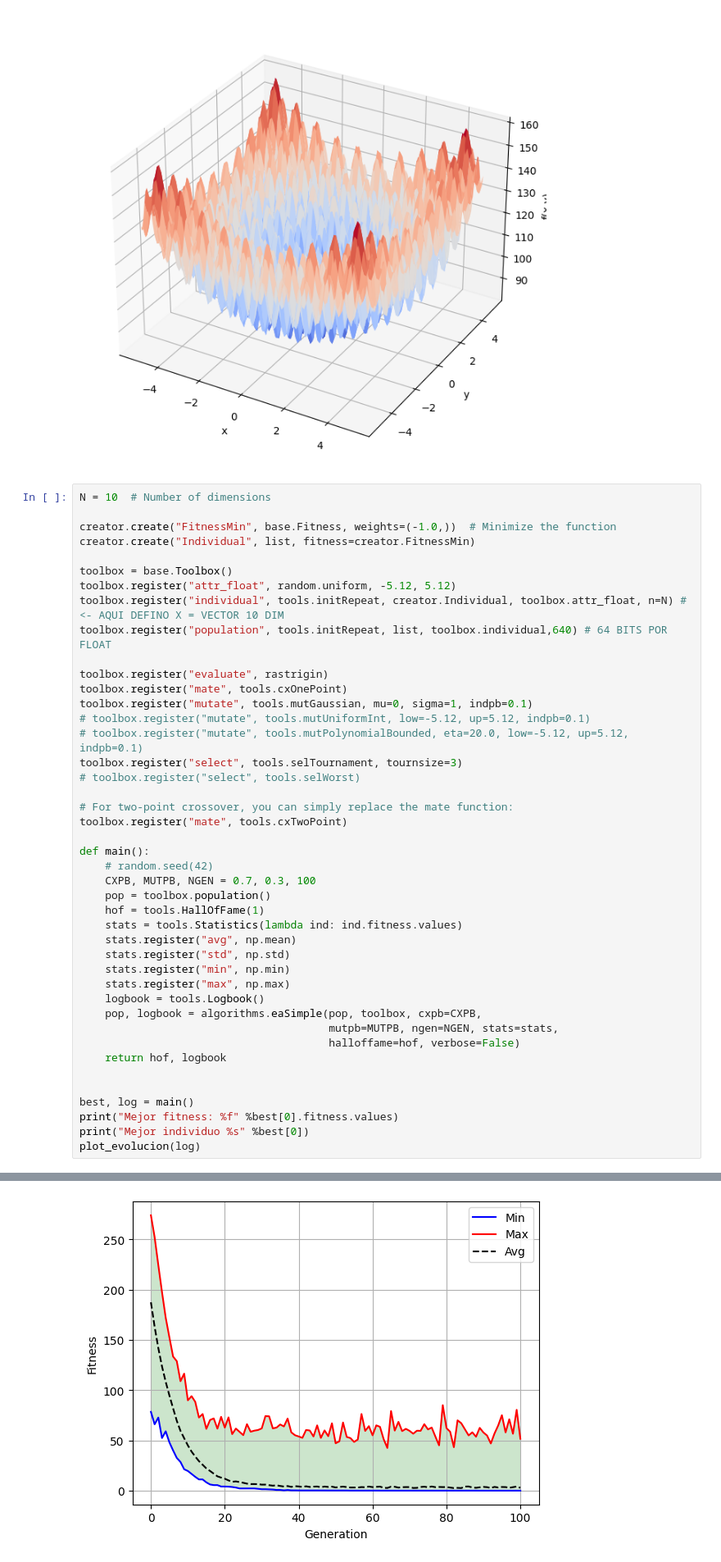
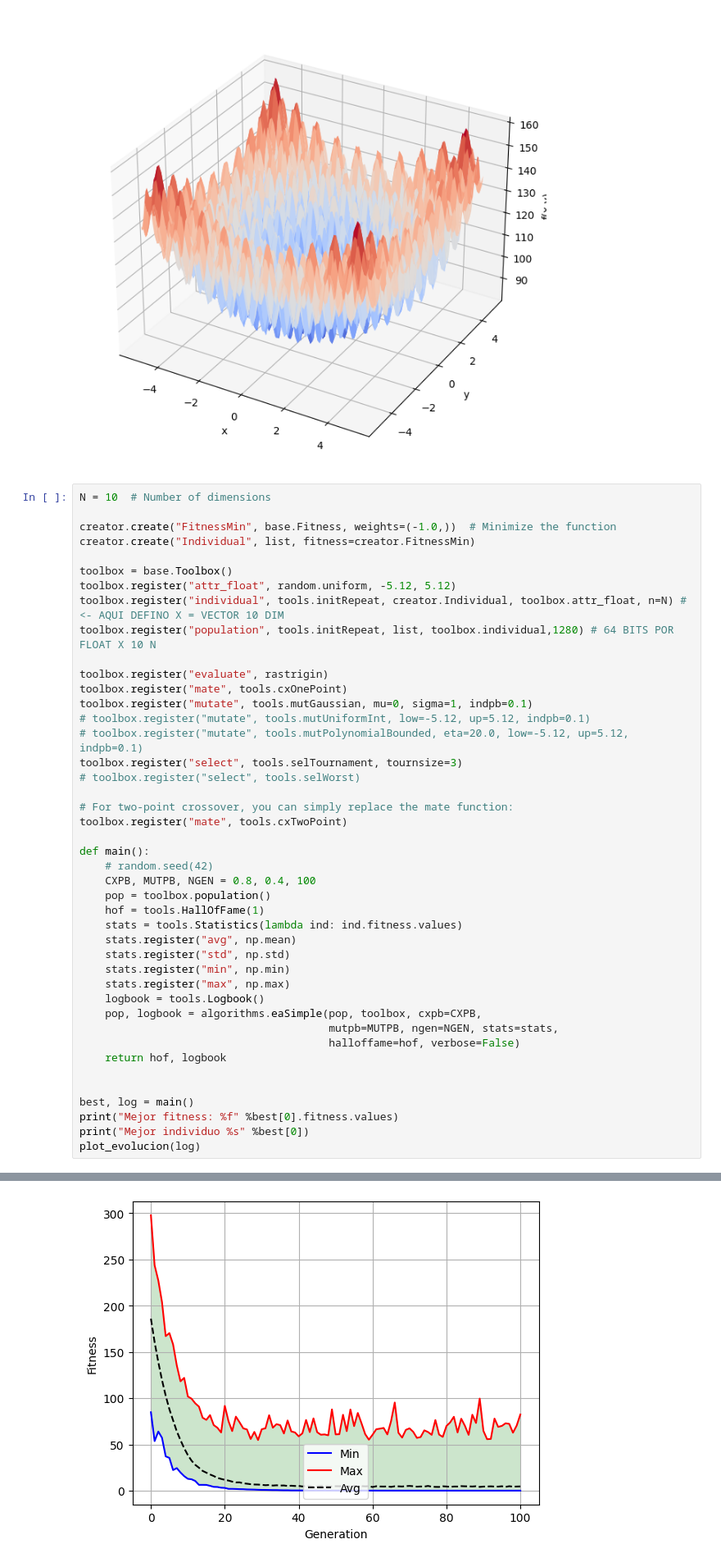
Before and after one commit to mpoyatos/APRENDIZAJE_AUTOMATICO_23_24, a Jupyter notebook: ALGORITMO GENETICO/Problema_Sencillo_AG.ipynb, the cells around one changed output, grey strips where cells are left out. Shown at 82% size. Saved outputs shown, nothing was run; the diff lists cells and outputs as text.

```diff
--- a/ALGORITMO GENETICO/Problema_Sencillo_AG.ipynb
+++ b/ALGORITMO GENETICO/Problema_Sencillo_AG.ipynb
@@ -1226,7 +1238,7 @@ creator.create("Individual", list, fitness=creator.FitnessMin)
 toolbox = base.Toolbox()
 toolbox.register("attr_float", random.uniform, -5.12, 5.12)
 toolbox.register("individual", tools.initRepeat, creator.Individual, toolbox.attr_float, n=N) # <- AQUI DEFINO X = VECTOR 10 DIM
-toolbox.register("population", tools.initRepeat, list, toolbox.individual,640) # 64 BITS POR FLOAT
+toolbox.register("population", tools.initRepeat, list, toolbox.individual,1280) # 64 BITS POR FLOAT X 10 N
 
 toolbox.register("evaluate", rastrigin)
 toolbox.register("mate", tools.cxOnePoint)
@@ -1241,7 +1253,7 @@ toolbox.register("mate", tools.cxTwoPoint)
 
 def main():
     # random.seed(42)
-    CXPB, MUTPB, NGEN = 0.7, 0.3, 100
+    CXPB, MUTPB, NGEN = 0.8, 0.4, 100
     pop = toolbox.population()
     hof = tools.HallOfFame(1)
     stats = tools.Statistics(lambda ind: ind.fitness.values)
@@ -1267 +1279 @@ Mejor individuo [-0.00036596075997781877, 0.0057431038697023495, -0.004042629790
-[figure, old version]
+[figure, new version]
```
Also changed, not shown: parts of 8 cells of this notebook.
